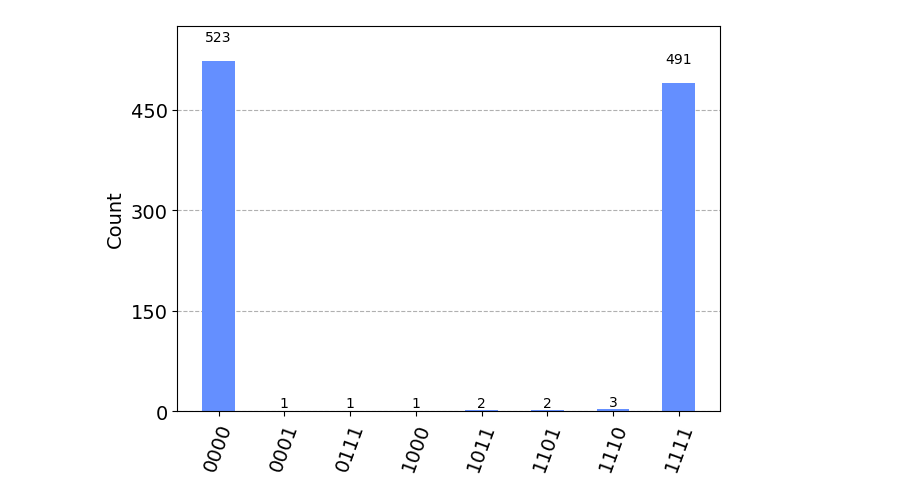
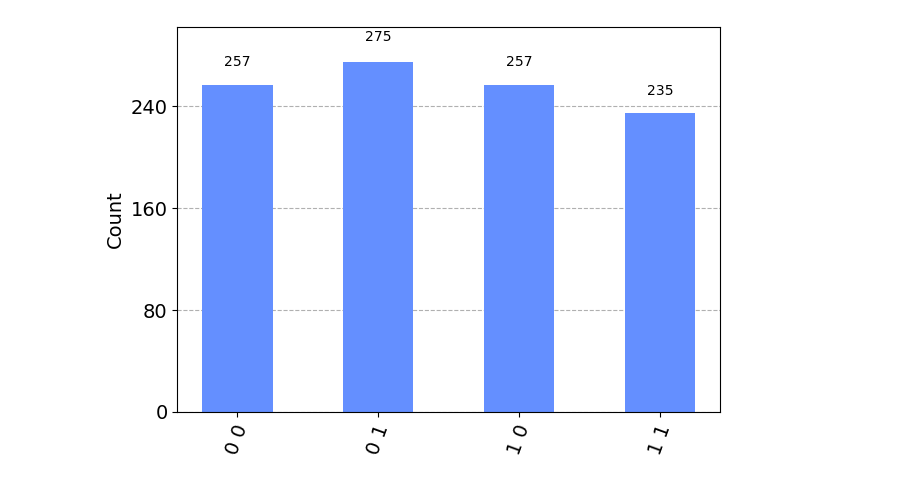
Before and after one commit to noahberthusen/qecc_routing, a Jupyter notebook: src_py/quasi-cyclic/qiskit.ipynb, the cells around one changed output. Drawn from its saved outputs; the diff is of its cells as text; code cells hidden in the pictures.

```diff
--- a/src_py/quasi-cyclic/qiskit.ipynb
+++ b/src_py/quasi-cyclic/qiskit.ipynb
@@ -72,15 +81,44 @@ meas: 4/════════════════════════
+# %%
+qubit = QuantumRegister(1, "Q")
+ebit0 = QuantumRegister(1, "A")
+ebit1 = QuantumRegister(1, "B")
+a = ClassicalRegister(1, "a")
+b = ClassicalRegister(1, "b")
+
+protocol = QuantumCircuit(qubit, ebit0, ebit1, a, b)
+
+# Prepare ebit used for teleportation
+protocol.h(ebit0)
+protocol.cx(ebit0, ebit1)
+protocol.barrier()
+
+# Alice's operations
+protocol.cx(qubit, ebit0)
+protocol.h(qubit)
+protocol.barrier()
+
+# Alice measures and sends classical bits to Bob
+protocol.measure(ebit0, a)
+protocol.measure(qubit, b)
+protocol.barrier()
+
+# Bob uses the classical bits to conditionally apply gates
+with protocol.if_test((a, 1)):
+    protocol.x(ebit1)
+with protocol.if_test((b, 1)):
+    protocol.z(ebit1)
 # %%
 # Create noisy simulator backend
 sim_noise = AerSimulator(noise_model=noise_model)
 
 # Transpile circuit for noisy basis gates
-circ_tnoise = transpile(circ, sim_noise)
+circ_tnoise = transpile(protocol, sim_noise)
 
 # Run and get counts
 result_bit_flip = sim_noise.run(circ_tnoise).result()
 counts_bit_flip = result_bit_flip.get_counts(0)
 
 # Plot noisy output
 plot_histogram(counts_bit_flip)
 # %% [output]
-[figure, old version]
+[figure, new version]
```
Also changed, not shown: parts of 4 cells of this notebook, 32 other files.
